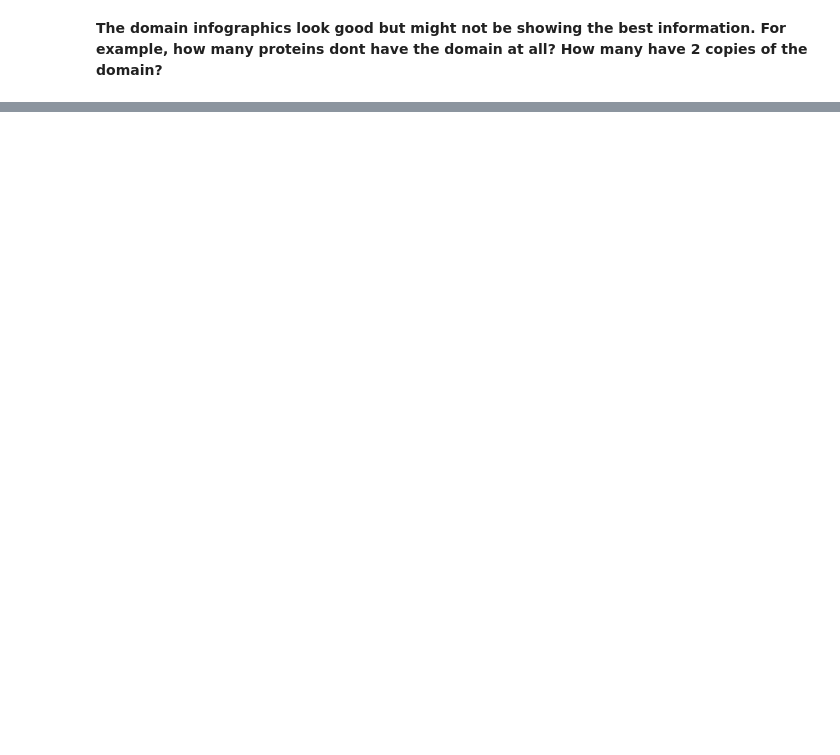
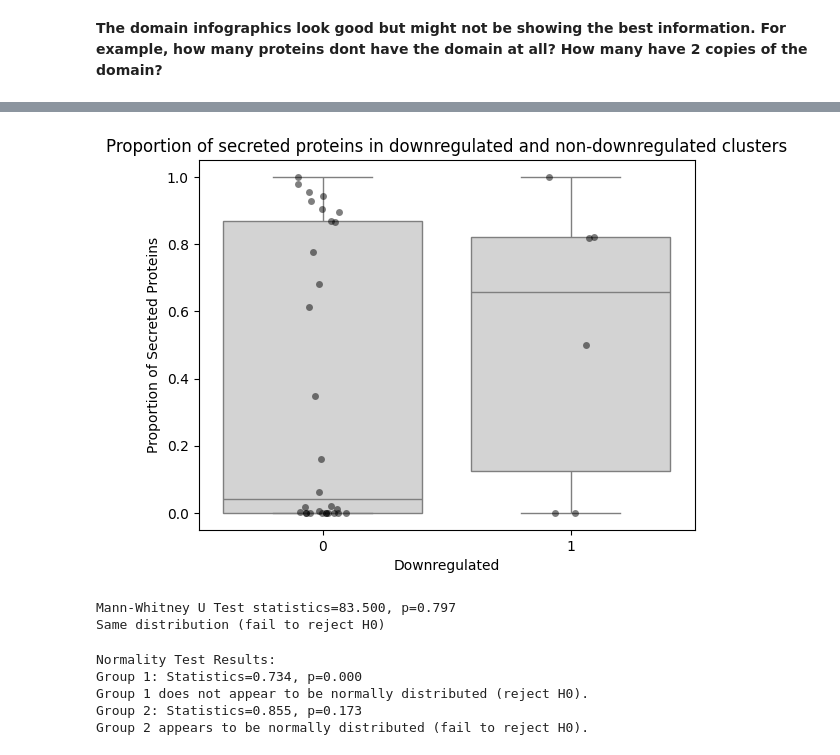
Before and after one commit to oliverdesa/Clustering_Metagenomics, a Jupyter notebook: src/clustering/cluster_annotation.ipynb, the cells around one changed output, grey strips where cells are left out. Drawn from its saved outputs; the diff is of its cells as text; code cells hidden in the pictures; blank space fills up the shorter version.

Commit message:
code added to compare secretion bw downregulated and regular clusters

```diff
--- a/src/clustering/cluster_annotation.ipynb
+++ b/src/clustering/cluster_annotation.ipynb
@@ -261,0 +309,6 @@ print(describe_cluster('A0A348AMN4', 'E:\\blastp_hits\\dl_endo_info.tsv', 'E:\\b
+# %%
+with open('DLE_ids.txt' , 'r') as file:
+    cluster_ids = file.readlines()
+
+cluster_ids = [x.split('.')[2].strip() for x in cluster_ids]
+print(cluster_ids)
@@ -261,0 +317,2 @@ print(describe_cluster('A0A348AMN4', 'E:\\blastp_hits\\dl_endo_info.tsv', 'E:\\b
+# %%
+secretion_table = secretion(cluster_ids, 'E:\\blastp_hits\\dl_endo_info.tsv', 'E:\\blastp_hits\\dl_endo_cluster_map.tsv')
@@ -261,0 +321,6 @@ print(describe_cluster('A0A348AMN4', 'E:\\blastp_hits\\dl_endo_info.tsv', 'E:\\b
+# %%
+downregulated = ['A0A1C6G745', 'R6MIH8', 'A0A1C6FAW9', 'A0A1C5VJV2', 'R6YTV6', 'A0A829ZMP2']
+# %%
+secretion_table['downregulated'] = secretion_table['Cluster ID'].isin(downregulated).astype(int)
+
+display(secretion_table)
@@ -261,0 +345,52 @@ print(describe_cluster('A0A348AMN4', 'E:\\blastp_hits\\dl_endo_info.tsv', 'E:\\b
+# %%
+# Plotting boxplot
+sns.boxplot(x='downregulated', y='Secreted', data=secretion_table, color='lightgray')
+
+# Overlaying individual points with stripplot
+sns.stripplot(x='downregulated', y='Secreted', data=secretion_table, jitter=True, dodge=True, marker='o', alpha=0.5, color='black')
+
+plt.title('Proportion of secreted proteins in downregulated and non-downregulated clusters')
+plt.xlabel('Downregulated')
+plt.ylabel('Proportion of Secreted Proteins')
+plt.show()
+# %% [output]
+[figure, added]
+# %%
+from scipy.stats import mannwhitneyu, shapiro, ttest_ind
+
+# Splitting the dataset based on downregulated status
+group1 = secretion_table[secretion_table['downregulated'] == 0]['Secreted']
+group2 = secretion_table[secretion_table['downregulated'] == 1]['Secreted']
+
+# Mann-Whitney U test
+stat, p = mannwhitneyu(group1, group2)
+
+print('Mann-Whitney U Test statistics=%.3f, p=%.3f' % (stat, p))
+
+# Interpretation
+alpha = 0.05
+if p > alpha:
+    print('Same distribution (fail to reject H0)')
+else:
+    print('Different distribution (reject H0)')
+# %% [output]
+Mann-Whitney U Test statistics=83.500, p=0.797
+Same distribution (fail to reject H0)
+# %%
+
+
+# Normality Tests
+print("Normality Test Results:")
+for i, group in enumerate([group1, group2], 1):
+    stat, p = shapiro(group)
+    print(f'Group {i}: Statistics={stat:.3f}, p={p:.3f}')
+    if p > 0.05:
+        print(f"Group {i} appears to be normally distributed (fail to reject H0).")
+    else:
+        print(f"Group {i} does not appear to be normally distributed (reject H0).")
+# %% [output]
+Normality Test Results:
+Group 1: Statistics=0.734, p=0.000
+Group 1 does not appear to be normally distributed (reject H0).
+Group 2: Statistics=0.855, p=0.173
+Group 2 appears to be normally distributed (fail to reject H0).
```
Also changed, not shown: parts of 9 cells of this notebook, 3 other files.
